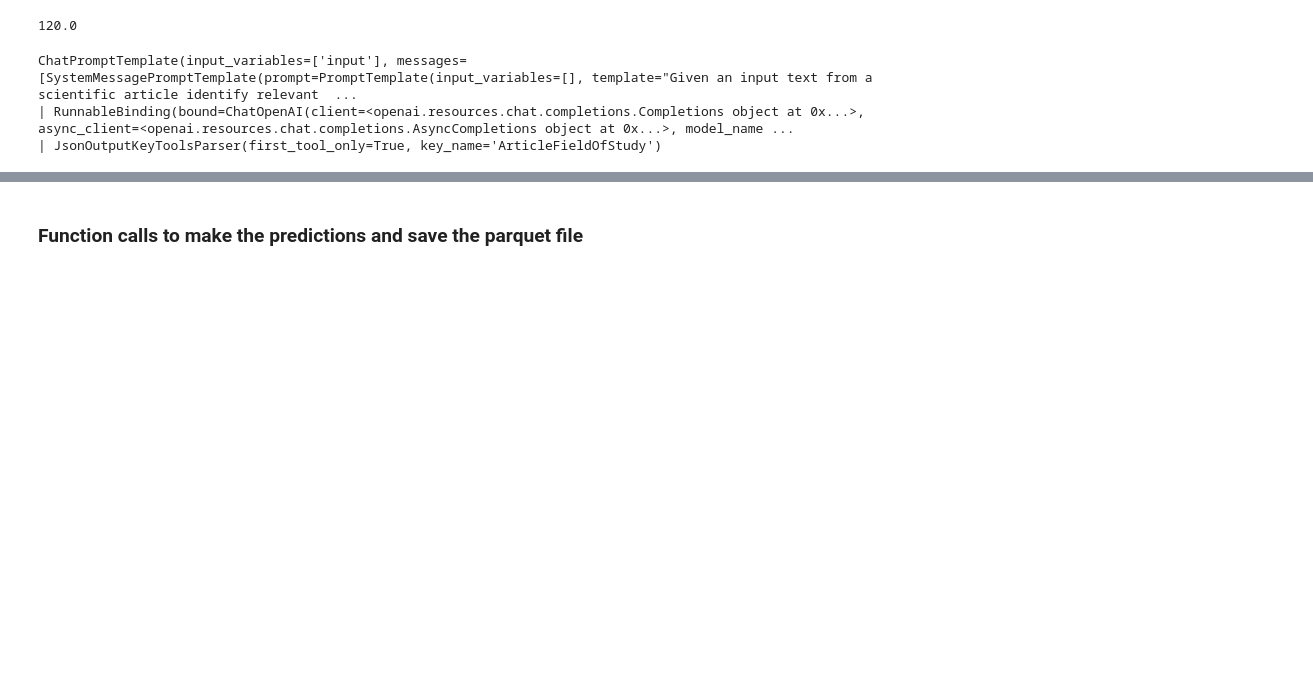
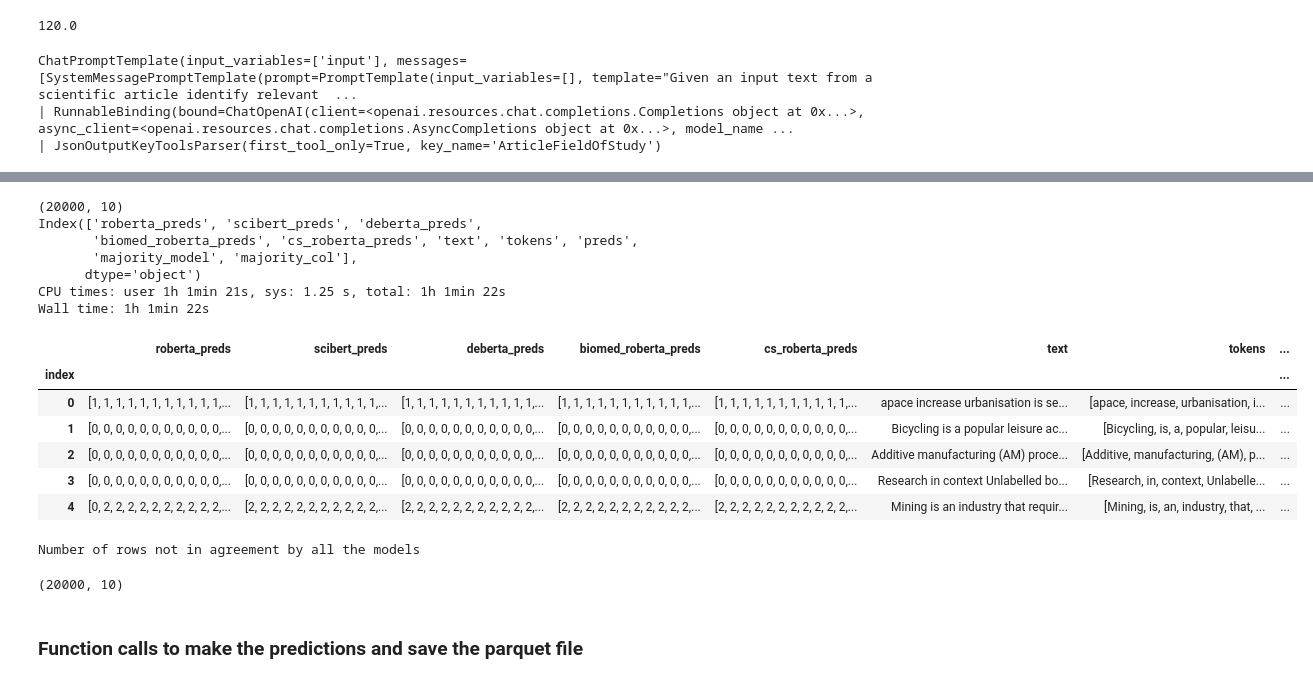
Before and after one commit to pradeepmohansml/dagpap24-submission, a Jupyter notebook: notebooks/baseline_models_comparison.ipynb, the cells around one changed output, grey strips where cells are left out. Drawn from its saved outputs; the diff is of its cells as text; code cells hidden in the pictures; blank space fills up the shorter version.

```diff
--- a/notebooks/baseline_models_comparison.ipynb
+++ b/notebooks/baseline_models_comparison.ipynb
@@ -61,6 +61,12 @@ model_weights = {"scibert": model_scores['scibert']/total_score,
                  "deberta": model_scores['deberta']/total_score,
                  "biomed_roberta": model_scores['biomed_roberta']/total_score,
                  "cs_roberta": model_scores['biomed_roberta']/total_score}
+# %%
+model_weights = {'deberta': 0.6644,
+ 'roberta': 0.128,
+ 'scibert': 0.1248,
+ 'biomed_roberta': 0.0614,
+ 'cs_roberta': 0.0214}
 # %%
 model_weights
 # %% [output]
@@ -134,7 +144,7 @@ def get_max_repeated_pred(input_df):
     input_df['preds'] = None
     input_df['majority_model'] = 'baseline'
     input_df['majority_col'] = None
-    for index, row in input_df.iterrows():
+    for index, row in tqdm(input_df.iterrows(), total=len(input_df)):
         combined_preds_max = [0] * len(row['tokens'])
         majority_model_prediction = ['baseline'] * len(row['tokens'])
         majority_col_val = [0] * len(row['tokens'])
@@ -179,0 +192,5 @@ def get_max_repeated_pred(input_df):
+# %%
+test_df = pd.read_parquet('data/merged_test_predictions_all_models.parquet', engine='fastparquet')
+print(test_df.shape)
+print(test_df.columns)
+test_df.head()
@@ -179,0 +209,21 @@ def get_max_repeated_pred(input_df):
+# %%
+%%time
+test_df = get_max_repeated_pred(test_df)
+print(test_df.shape)
+print(test_df.columns)
+test_df.head()
+# %% [output]
+(20000, 10)
+Index(['roberta_preds', 'scibert_preds', 'deberta_preds',
+       'biomed_roberta_preds', 'cs_roberta_preds', 'text', 'tokens', 'preds',
+       'majority_model', 'majority_col'],
+      dtype='object')
+CPU times: user 1h 1min 21s, sys: 1.25 s, total: 1h 1min 22s
+Wall time: 1h 1min 22s
+|  | roberta_preds | scibert_preds | deberta_preds | biomed_roberta_preds | cs_roberta_preds | text | tokens | ... |
+| index |  |  |  |  |  |  |  | ... |
+| 0 | [1, 1, 1, 1, 1, 1, 1, 1, 1, 1, 1,... | [1, 1, 1, 1, 1, 1, 1, 1, 1, 1, 1,... | [1, 1, 1, 1, 1, 1, 1, 1, 1, 1, 1,... | [1, 1, 1, 1, 1, 1, 1, 1, 1, 1, 1,... | [1, 1, 1, 1, 1, 1, 1, 1, 1, 1, 1,... | apace increase urbanisation is se... | [apace, increase, urbanisation, i... | ... |
+| 1 | [0, 0, 0, 0, 0, 0, 0, 0, 0, 0, 0,... | [0, 0, 0, 0, 0, 0, 0, 0, 0, 0, 0,... | [0, 0, 0, 0, 0, 0, 0, 0, 0, 0, 0,... | [0, 0, 0, 0, 0, 0, 0, 0, 0, 0, 0,... | [0, 0, 0, 0, 0, 0, 0, 0, 0, 0, 0,... | Bicycling is a popular leisure ac... | [Bicycling, is, a, popular, leisu... | ... |
+| 2 | [0, 0, 0, 0, 0, 0, 0, 0, 0, 0, 0,... | [0, 0, 0, 0, 0, 0, 0, 0, 0, 0, 0,... | [0, 0, 0, 0, 0, 0, 0, 0, 0, 0, 0,... | [0, 0, 0, 0, 0, 0, 0, 0, 0, 0, 0,... | [0, 0, 0, 0, 0, 0, 0, 0, 0, 0, 0,... | Additive manufacturing (AM) proce... | [Additive, manufacturing, (AM), p... | ... |
+| 3 | [0, 0, 0, 0, 0, 0, 0, 0, 0, 0, 0,... | [0, 0, 0, 0, 0, 0, 0, 0, 0, 0, 0,... | [0, 0, 0, 0, 0, 0, 0, 0, 0, 0, 0,... | [0, 0, 0, 0, 0, 0, 0, 0, 0, 0, 0,... | [0, 0, 0, 0, 0, 0, 0, 0, 0, 0, 0,... | Research in context Unlabelled bo... | [Research, in, context, Unlabelle... | ... |
+| 4 | [0, 2, 2, 2, 2, 2, 2, 2, 2, 2, 2,... | [2, 2, 2, 2, 2, 2, 2, 2, 2, 2, 2,... | [2, 2, 2, 2, 2, 2, 2, 2, 2, 2, 2,... | [2, 2, 2, 2, 2, 2, 2, 2, 2, 2, 2,... | [2, 2, 2, 2, 2, 2, 2, 2, 2, 2, 2,... | Mining is an industry that requir... | [Mining, is, an, industry, that, ... | ... |
@@ -179,0 +234,6 @@ def get_max_repeated_pred(input_df):
+# %%
+print("Number of rows not in agreement by all the models")
+test_df[test_df['majority_model'] != 'all'].shape
+# %% [output]
+Number of rows not in agreement by all the models
+(20000, 10)
```
Also changed, not shown: parts of 8 cells of this notebook, 3 other files.
